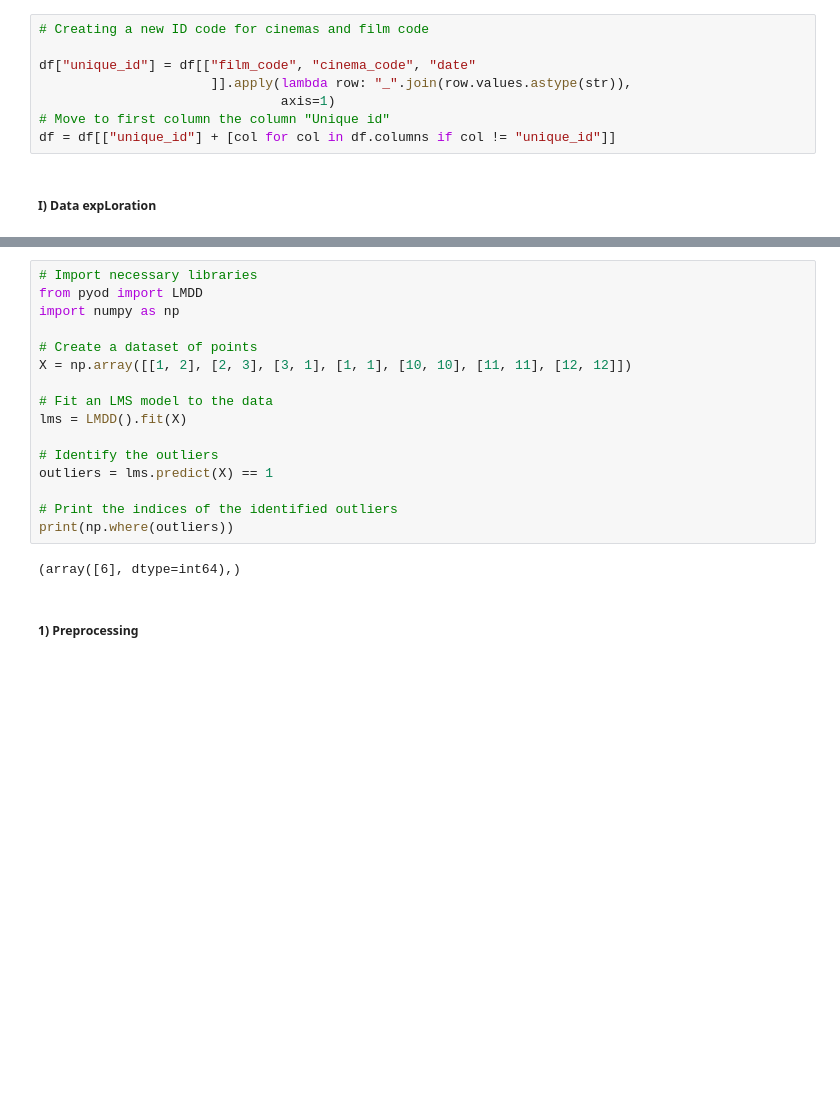
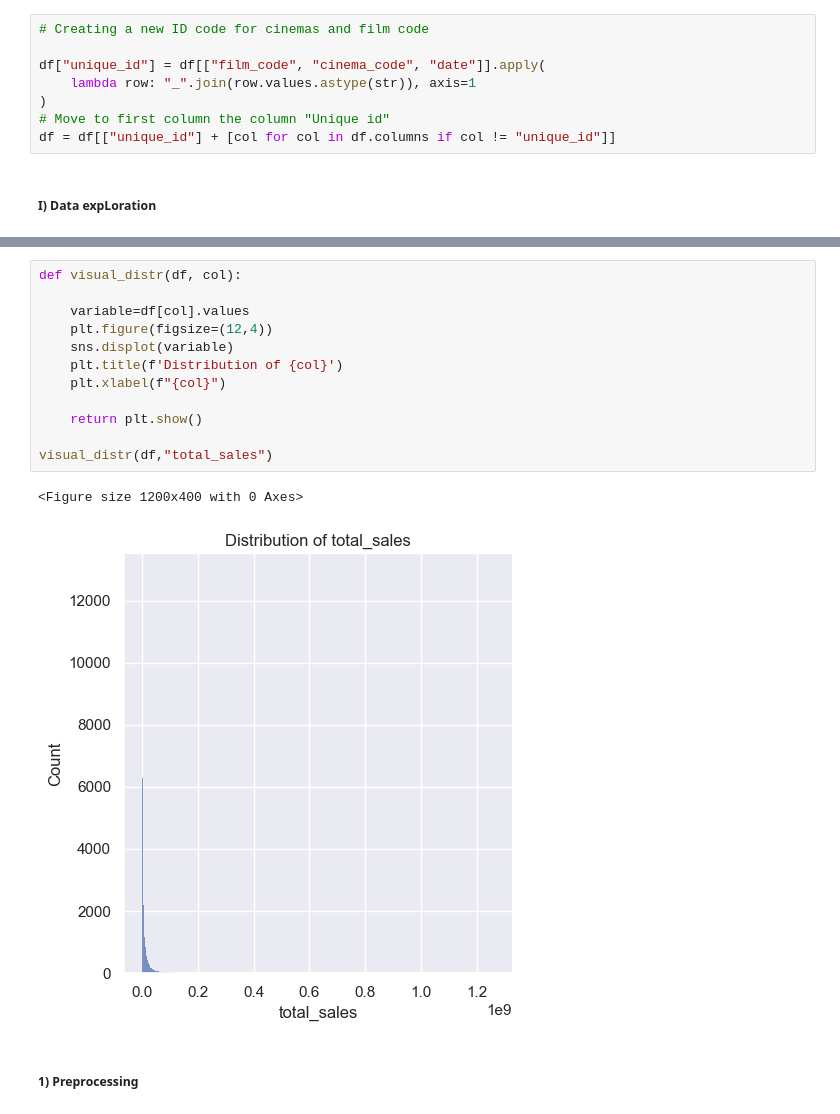
Before and after one commit to biniciobarrueco/SalesCinema, a Jupyter notebook: sales-cinema-model.ipynb, the cells around one changed output, grey strips where cells are left out. Cells and saved outputs as stored; diff of their text form; blank space fills up the shorter version.

Commit message:
Data exploration at outliers detection

```diff
--- a/sales-cinema-model.ipynb
+++ b/sales-cinema-model.ipynb
@@ -10,9 +17,9 @@ df.head()
 # %%
 # Creating a new ID code for cinemas and film code
 
-df["unique_id"] = df[["film_code", "cinema_code", "date"
-                      ]].apply(lambda row: "_".join(row.values.astype(str)),
-                               axis=1)
+df["unique_id"] = df[["film_code", "cinema_code", "date"]].apply(
+    lambda row: "_".join(row.values.astype(str)), axis=1
+)
 # Move to first column the column "Unique id"
 df = df[["unique_id"] + [col for col in df.columns if col != "unique_id"]]
 # %% [markdown]
@@ -56,20 +83,17 @@ def outliers(df):
-# %%
-# Import necessary libraries
-from pyod import LMDD
-import numpy as np
-
-# Create a dataset of points
-X = np.array([[1, 2], [2, 3], [3, 1], [1, 1], [10, 10], [11, 11], [12, 12]])
-
-# Fit an LMS model to the data
-lms = LMDD().fit(X)
-
-# Identify the outliers
-outliers = lms.predict(X) == 1
-
-# Print the indices of the identified outliers
-print(np.where(outliers))
-# %% [output]
-(array([6], dtype=int64),)
+# %%
+def visual_distr(df, col):
+
+    variable=df[col].values
+    plt.figure(figsize=(12,4))
+    sns.displot(variable)
+    plt.title(f'Distribution of {col}')
+    plt.xlabel(f"{col}")
+
+    return plt.show()
+
+visual_distr(df,"total_sales")
+# %% [output]
+<Figure size 1200x400 with 0 Axes>
+[figure, added]
 # %% [markdown]
 ##### 1) Preprocessing
```
Also changed, not shown: parts of 8 cells of this notebook, 1 other file.
